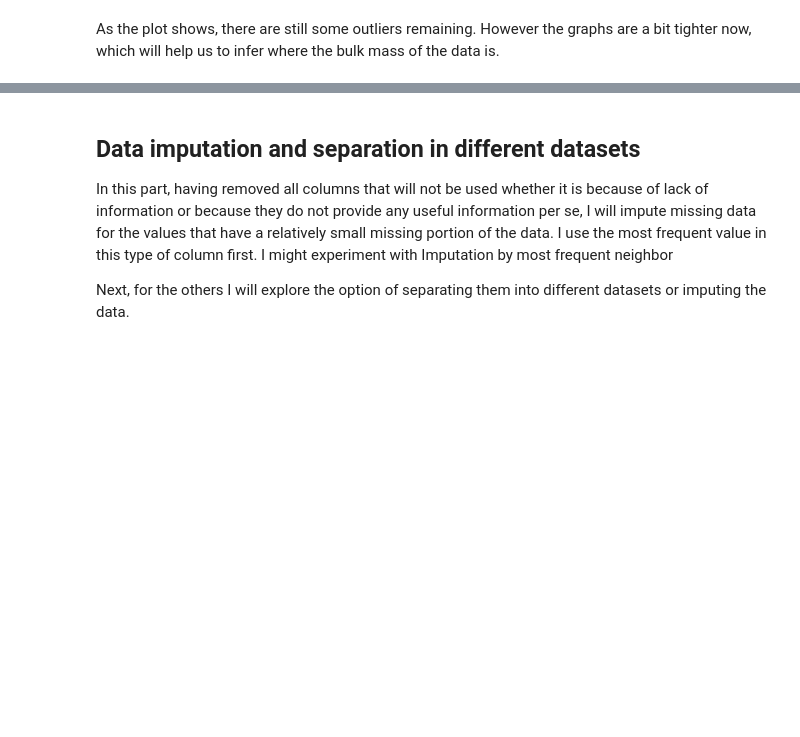
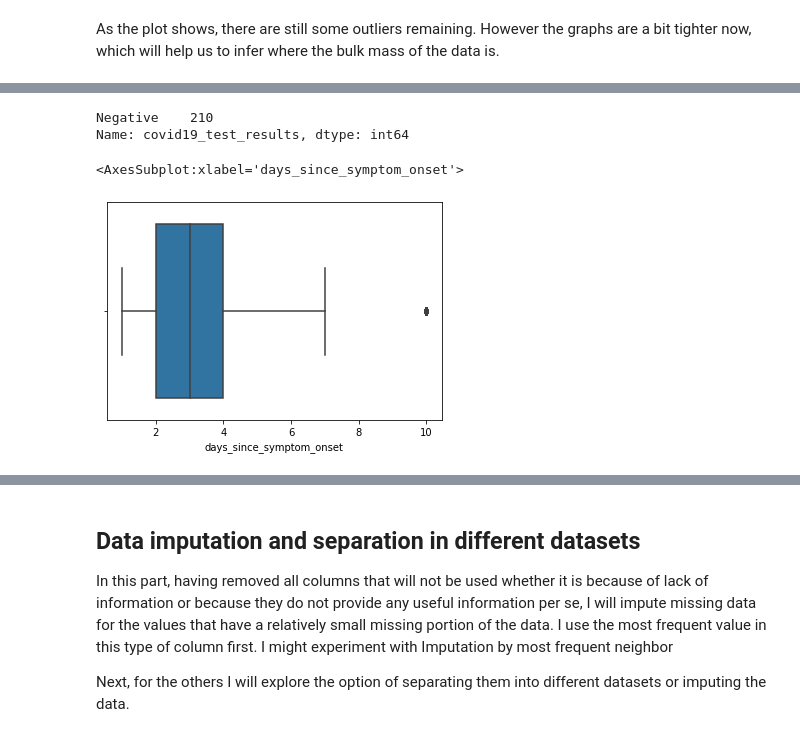
Before and after one commit to Sir-Slade/covid_prediction_project, a Jupyter notebook: DataExploration.ipynb, the cells around one changed output, grey strips where cells are left out. Cells and saved outputs as stored; diff of their text form; code cells hidden in the pictures; blank space fills up the shorter version.

```diff
--- a/DataExploration.ipynb
+++ b/DataExploration.ipynb
@@ -467,0 +572,8 @@ As the plot shows, there are still some outliers remaining. However the graphs a
+# %%
+print(all_data.loc[all_data["days_since_symptom_onset"] > 60, "covid19_test_results"].value_counts())
+sns.boxplot(all_data.loc[all_data["days_since_symptom_onset"] <= 12.5, "days_since_symptom_onset"])
+# %% [output]
+Negative    210
+Name: covid19_test_results, dtype: int64
+<AxesSubplot:xlabel='days_since_symptom_onset'>
+[figure, added]
```
Also changed, not shown: parts of 12 cells of this notebook.
